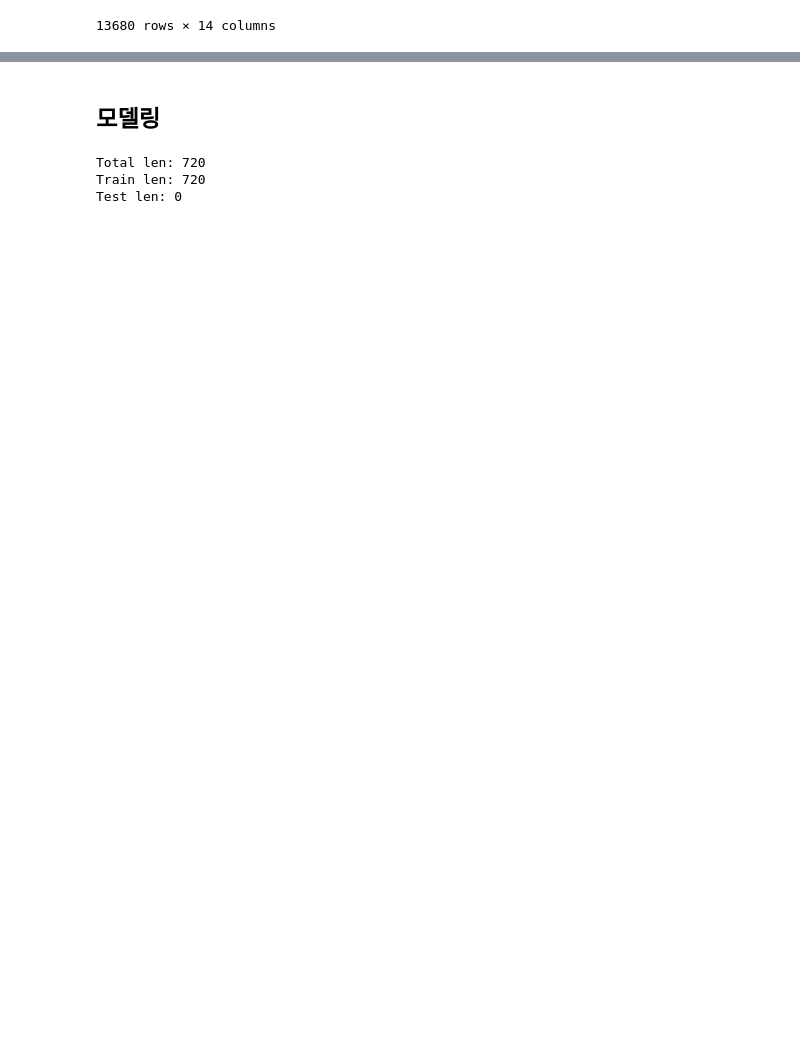
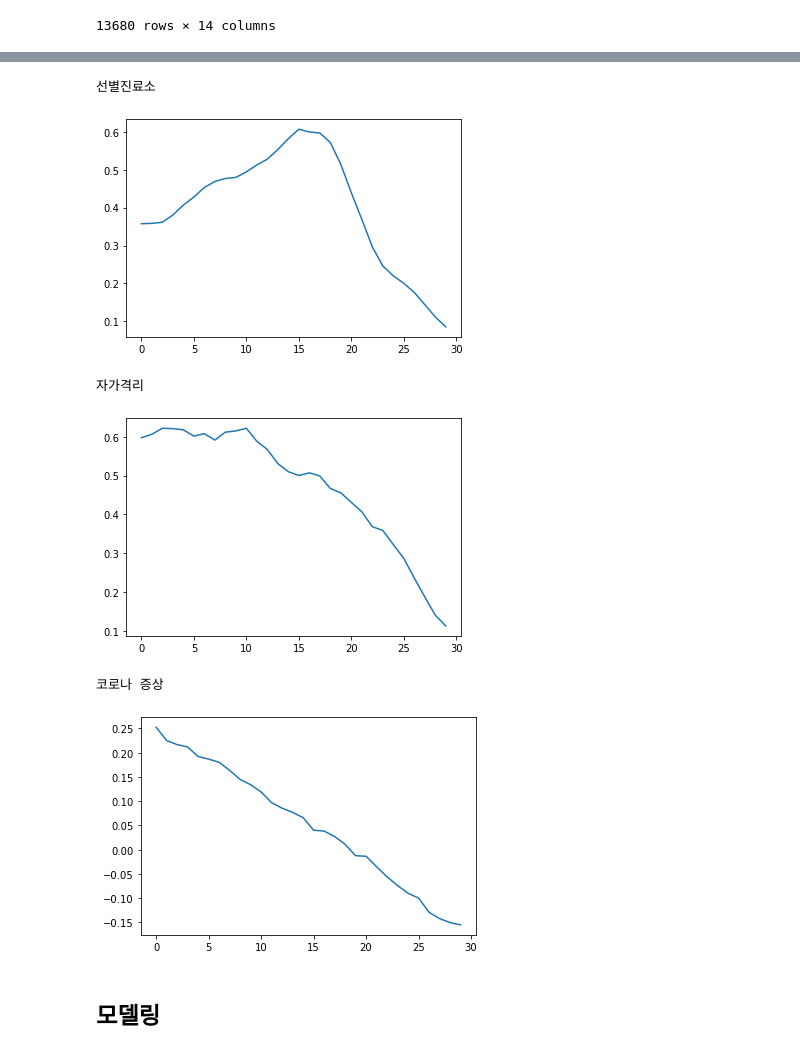
Before and after one commit to Kim-inhwan/forecast-covid, a Jupyter notebook: notebooks/modeling.ipynb, the cells around one changed output, grey strips where cells are left out. Cells and saved outputs as stored; diff of their text form; code cells hidden in the pictures; blank space fills up the shorter version.

```diff
--- a/notebooks/modeling.ipynb
+++ b/notebooks/modeling.ipynb
@@ -78,0 +123,17 @@ covid_data
+# %%
+for keyword in ['선별진료소', '자가격리', '코로나 증상']:
+    xcorrs = []
+    for shift in range(30):
+        coef = covid_data[covid_data['gubunEn'] == 'Total']['incDec'].reset_index(drop=True).corr(trends_data[(trends_data.index >= '20200303')
+                    & (trends_data.index <= '20220220')].reset_index()[keyword].shift(shift))
+        xcorrs.append(coef)
+    print(keyword)
+    plt.plot(xcorrs)
+    plt.show()
+# %% [output]
+선별진료소
+[figure, added]
+자가격리
+[figure, added]
+코로나 증상
+[figure, added]
@@ -83,16 +150,3 @@ covid_data = pd.read_csv(ROOT / 'data/20200303_20220220_covid.csv')
 # %%
 INPUT_LEN = 28
 OUTPUT_LEN = 15
-# %%
-inc_dec_data = covid_data[covid_data.gubunEn == 'Total'].incDec.astype('int').values
-
-train_data = inc_dec_data[:int(len(inc_dec_data) * 1)]
-test_data = inc_dec_data[int(len(inc_dec_data) * 1):]
-
-print(f'Total len: {len(inc_dec_data)}')
-print(f'Train len: {len(train_data)}')
-print(f'Test len: {len(test_data)}')
-# %% [output]
-Total len: 720
-Train len: 720
-Test len: 0
```
Also changed, not shown: parts of 26 cells of this notebook, 1 other file.
